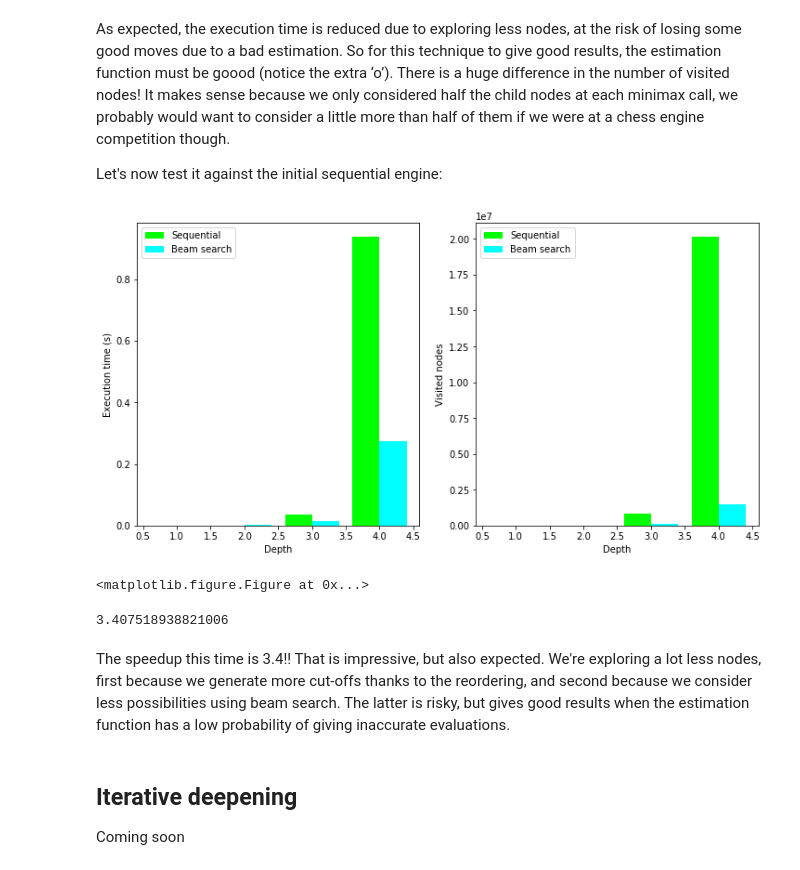
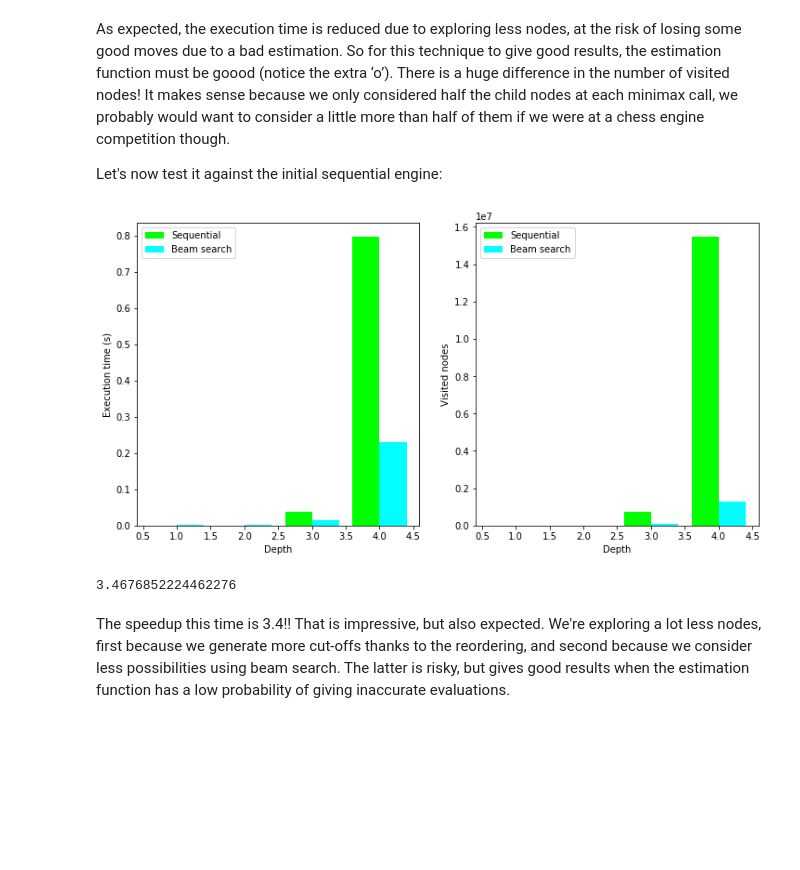
Before and after one commit to hennimohammed/parallel_chess_engine, a Jupyter notebook: parallel_chess_engine.ipynb, the cells around one changed output. Cells and saved outputs as stored; diff of their text form; code cells hidden in the pictures; blank space fills up the shorter version.

```diff
--- a/parallel_chess_engine.ipynb
+++ b/parallel_chess_engine.ipynb
@@ -225,18 +237,13 @@ There is a huge difference in the number of visited nodes! It makes sense becaus
 
 Let's now test it against the initial sequential engine:
 # %%
-stats = simulation("./sequential_vs_beam_search", nGames=1)
+stats = simulation("src/sequential_vs_beam_search", nGames=3)
 plotting(stats, "Sequential", "Beam search")
 # %% [output]
-[figure, old version]
+[figure, new version]
-<matplotlib.figure.Figure at 0x...>
 # %%
 stats.oldGlobalMean[-1]/stats.newGlobalMean[-1]
 # %% [output]
-3.407518938821006
+3.4676852224462276
 # %% [markdown]
 The speedup this time is 3.4!! That is impressive, but also expected. We're exploring a lot less nodes, first because we generate more cut-offs thanks to the reordering, and second because we consider less possibilities using beam search. The latter is risky, but gives good results when the estimation function has a low probability of giving inaccurate evaluations.
-# %% [markdown]
-## Iterative deepening
-
-Coming soon
```
Also changed, not shown: parts of 12 cells of this notebook, 18 other files.
